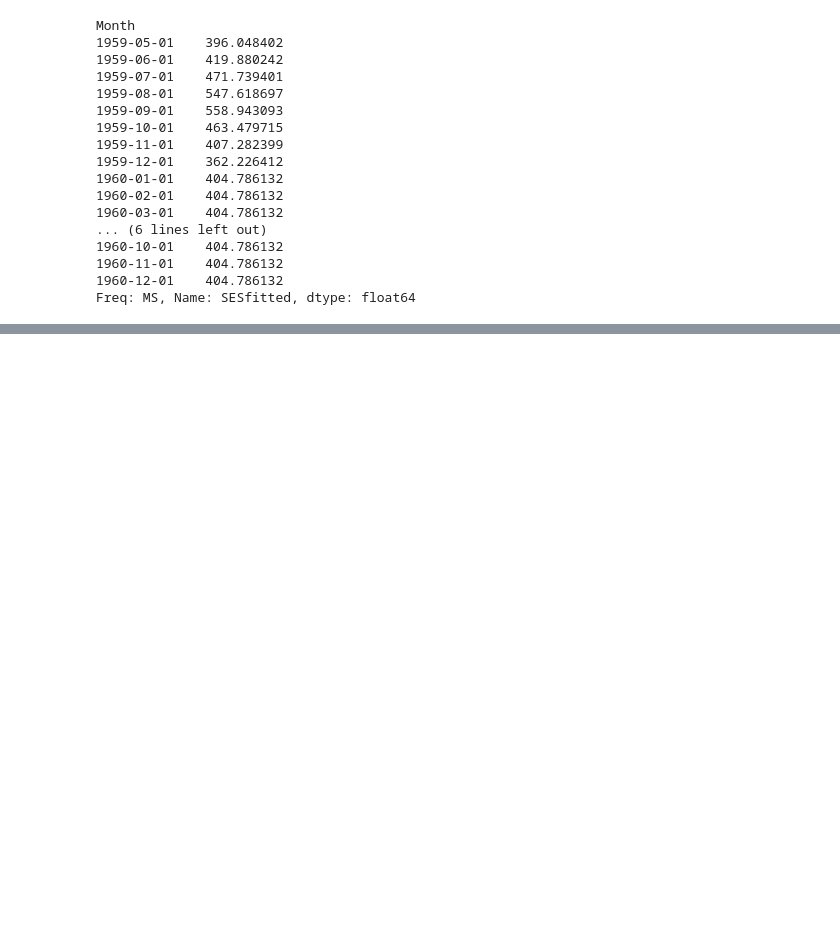
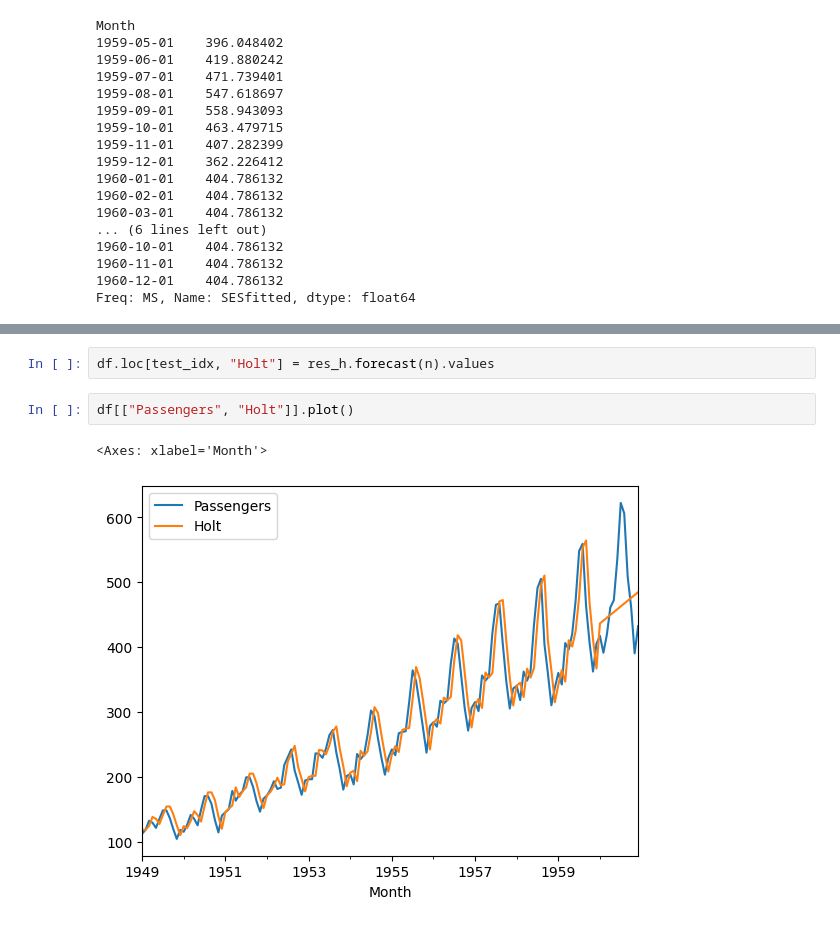
Before and after one commit to piotrbelda/time-series, a Jupyter notebook: notebooks/basics/ewma.ipynb, the cells around one changed output, grey strips where cells are left out. Cells and saved outputs as stored; diff of their text form; blank space fills up the shorter version.

```diff
--- a/notebooks/basics/ewma.ipynb
+++ b/notebooks/basics/ewma.ipynb
@@ -198,0 +218,7 @@ Freq: MS, Name: SESfitted, dtype: float64
+# %%
+df.loc[test_idx, "Holt"] = res_h.forecast(n).values
+# %%
+df[["Passengers", "Holt"]].plot()
+# %% [output]
+<Axes: xlabel='Month'>
+[figure, added]
```
Also changed, not shown: parts of 8 cells of this notebook, 1 other file.
